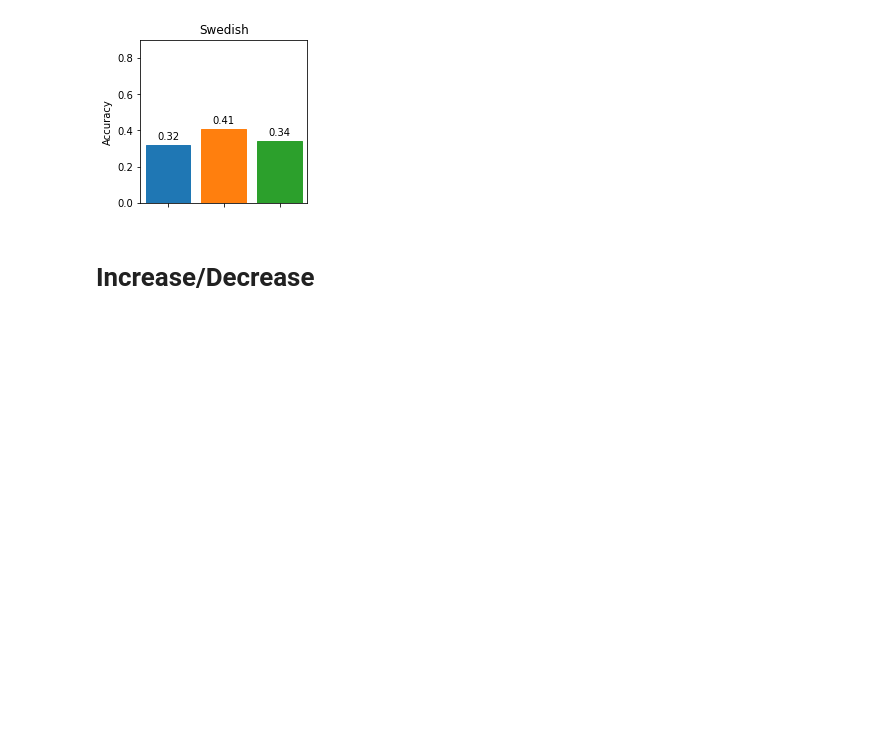
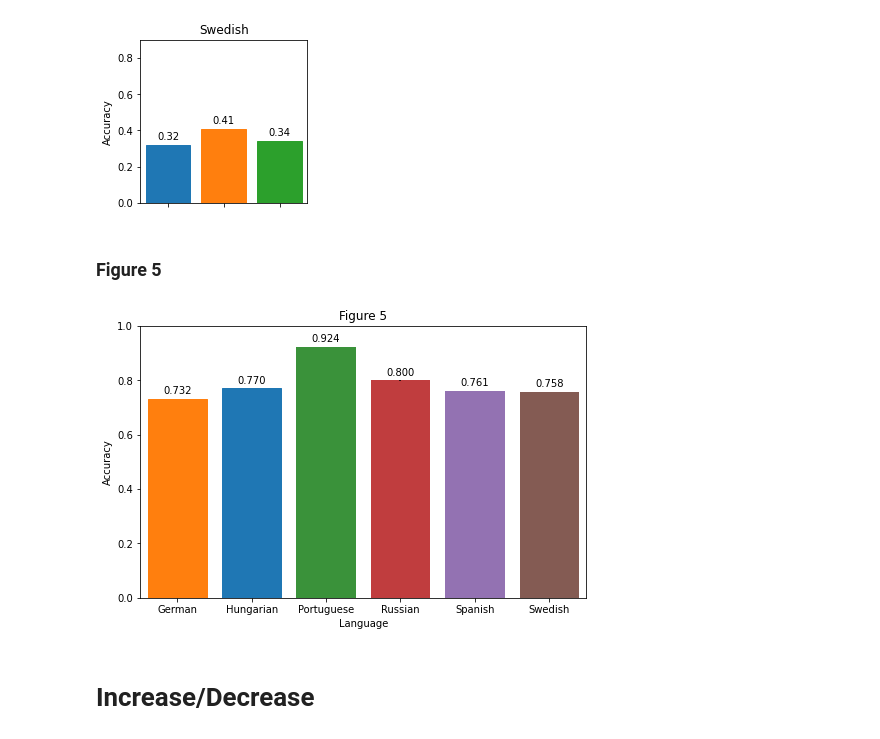
Before and after one commit to edward-chew/machine-translation, a Jupyter notebook: results.ipynb, the cells around one changed output. Saved outputs shown, nothing was run; the diff lists cells and outputs as text; code cells hidden in the pictures; blank space fills up the shorter version.

```diff
--- a/results.ipynb
+++ b/results.ipynb
@@ -20,7 +22,7 @@ data = {
     "Pipeline 3": {},
 }
 
-dir_name = "Bootstrapped"
+dir_name = "BootstrappedSentiment"
 
 # Go through each pipeline
 for pline in sorted(os.listdir(dir_name)):
@@ -441,6 +470,38 @@ create_barchart("Swedish")
 plt.savefig("Figures/figure4-15.png", bbox_inches="tight")
 # %% [output]
 [figure]
+# %% [markdown]
+### Figure 5
+# %%
+fig_data = pd.DataFrame({"Language": list(cluster_data.keys()),
+                     "Median": [x["Median"] for x in cluster_data.values()],
+                     "99 Distance": [x["99 Distance"] for x in cluster_data.values()]})
+
+plt.rcParams["figure.figsize"] = (8,5)
+
+bp = sns.barplot(
+    data=fig_data,
+    x="Language",
+    y="Median",
+    yerr=fig_data["99 Distance"])
+
+plt.ylim(0, 1)
+bp.set_title("Figure 5")
+bp.set(xlabel="Language", ylabel="Accuracy")
+
+bp.patches[0].set_color("tab:orange")
+bp.patches[1].set_color("tab:blue")
+
+for bar in bp.patches:
+    bp.annotate(format(bar.get_height(), '.3f'),
+               (bar.get_x() + bar.get_width() / 2,
+                bar.get_height()), ha='center', va='center',
+                size=10, xytext=(0, 8),
+                textcoords='offset points')
+
+plt.savefig("Figures/figure5.png", bbox_inches="tight")
+# %% [output]
+[figure, added]
 # %% [markdown]
 # Increase/Decrease
 # %%
```
Also changed, not shown: parts of 3 cells of this notebook, 5 other files.
